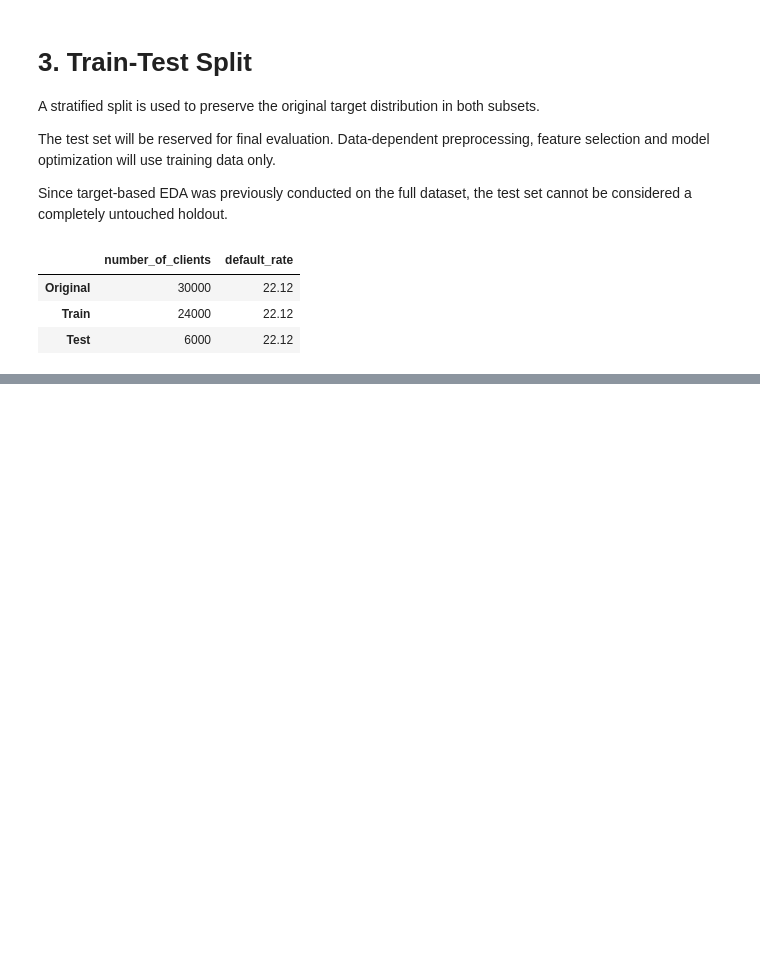
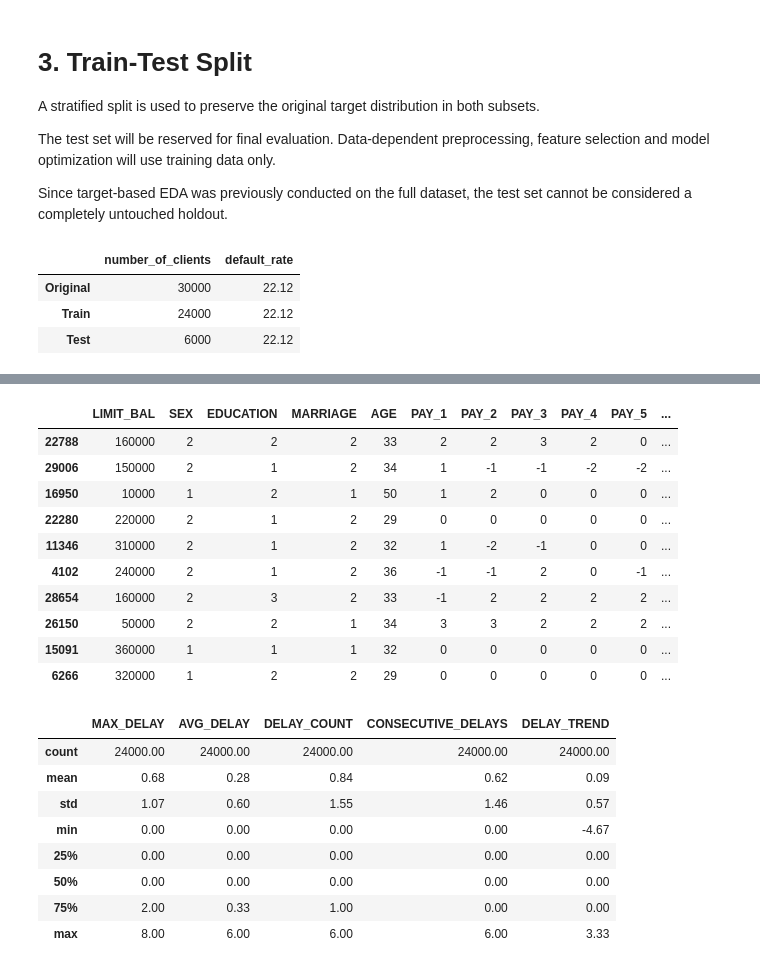
Before and after one commit to rafaelpd887/credit-pd, a Jupyter notebook: notebooks/03_feature_engineering.ipynb, the cells around one changed output, grey strips where cells are left out. Drawn from its saved outputs; the diff is of its cells as text; code cells hidden in the pictures; blank space fills up the shorter version.

```diff
--- a/notebooks/03_feature_engineering.ipynb
+++ b/notebooks/03_feature_engineering.ipynb
@@ -103,0 +339,66 @@ display(split_summary.round(2))
+# %%
+def add_delinquency_features(X):
+
+    X = X.copy()
+
+    delay_columns = [f"PAY_{i}" for i in range(1, 7)]
+
+    # Convert non-positive status codes to zero
+    delays = X[delay_columns].clip(lower=0)
+
+    # Maximum delinquency severity
+    X["MAX_DELAY"] = delays.max(axis=1)
+
+    # Average delinquency severity
+    X["AVG_DELAY"] = delays.mean(axis=1)
+
+    # Number of periods with delinquency
+    X["DELAY_COUNT"] = (delays > 0).sum(axis=1)
+
+    # Consecutive delinquent periods from most recent
+    X["CONSECUTIVE_DELAYS"] = (
+        (delays > 0).cumprod(axis=1).sum(axis=1)
+    )
+
+    # Recent vs. older delinquency severity
+    X["DELAY_TREND"] = (
+        delays.iloc[:, :3].mean(axis=1)
+        - delays.iloc[:, 3:].mean(axis=1)
+    )
+
+    return X
+# %%
+X_train_fe = add_delinquency_features(X_train)
+
+new_columns = [
+    "MAX_DELAY",
+    "AVG_DELAY",
+    "DELAY_COUNT",
+    "CONSECUTIVE_DELAYS",
+    "DELAY_TREND"
+]
+
+display(X_train_fe.head(10))
+
+display(X_train_fe[new_columns].describe().round(2))
+# %% [output]
+|  | LIMIT_BAL | SEX | EDUCATION | MARRIAGE | AGE | PAY_1 | PAY_2 | PAY_3 | PAY_4 | PAY_5 | ... |
+| 22788 | 160000 | 2 | 2 | 2 | 33 | 2 | 2 | 3 | 2 | 0 | ... |
+| 29006 | 150000 | 2 | 1 | 2 | 34 | 1 | -1 | -1 | -2 | -2 | ... |
+| 16950 | 10000 | 1 | 2 | 1 | 50 | 1 | 2 | 0 | 0 | 0 | ... |
+| 22280 | 220000 | 2 | 1 | 2 | 29 | 0 | 0 | 0 | 0 | 0 | ... |
+| 11346 | 310000 | 2 | 1 | 2 | 32 | 1 | -2 | -1 | 0 | 0 | ... |
+| 4102 | 240000 | 2 | 1 | 2 | 36 | -1 | -1 | 2 | 0 | -1 | ... |
+| 28654 | 160000 | 2 | 3 | 2 | 33 | -1 | 2 | 2 | 2 | 2 | ... |
+| 26150 | 50000 | 2 | 2 | 1 | 34 | 3 | 3 | 2 | 2 | 2 | ... |
+| 15091 | 360000 | 1 | 1 | 1 | 32 | 0 | 0 | 0 | 0 | 0 | ... |
+| 6266 | 320000 | 1 | 2 | 2 | 29 | 0 | 0 | 0 | 0 | 0 | ... |
+|  | MAX_DELAY | AVG_DELAY | DELAY_COUNT | CONSECUTIVE_DELAYS | DELAY_TREND |
+| count | 24000.00 | 24000.00 | 24000.00 | 24000.00 | 24000.00 |
+| mean | 0.68 | 0.28 | 0.84 | 0.62 | 0.09 |
+| std | 1.07 | 0.60 | 1.55 | 1.46 | 0.57 |
+| min | 0.00 | 0.00 | 0.00 | 0.00 | -4.67 |
+| 25% | 0.00 | 0.00 | 0.00 | 0.00 | 0.00 |
+| 50% | 0.00 | 0.00 | 0.00 | 0.00 | 0.00 |
+| 75% | 2.00 | 0.33 | 1.00 | 0.00 | 0.00 |
+| max | 8.00 | 6.00 | 6.00 | 6.00 | 3.33 |
```
Also changed, not shown: parts of 37 cells of this notebook, 3 other files.
